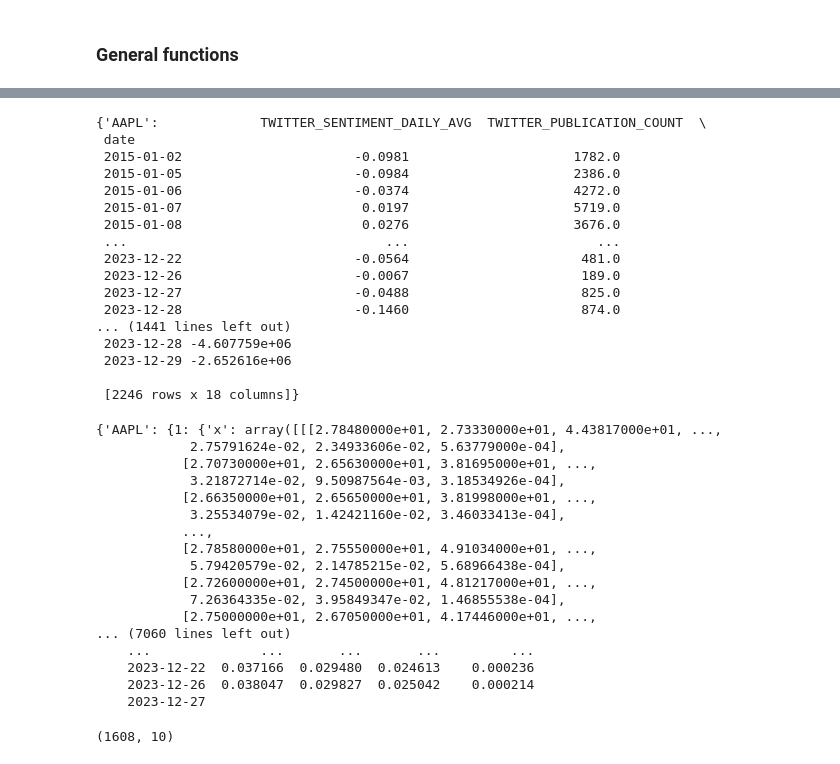
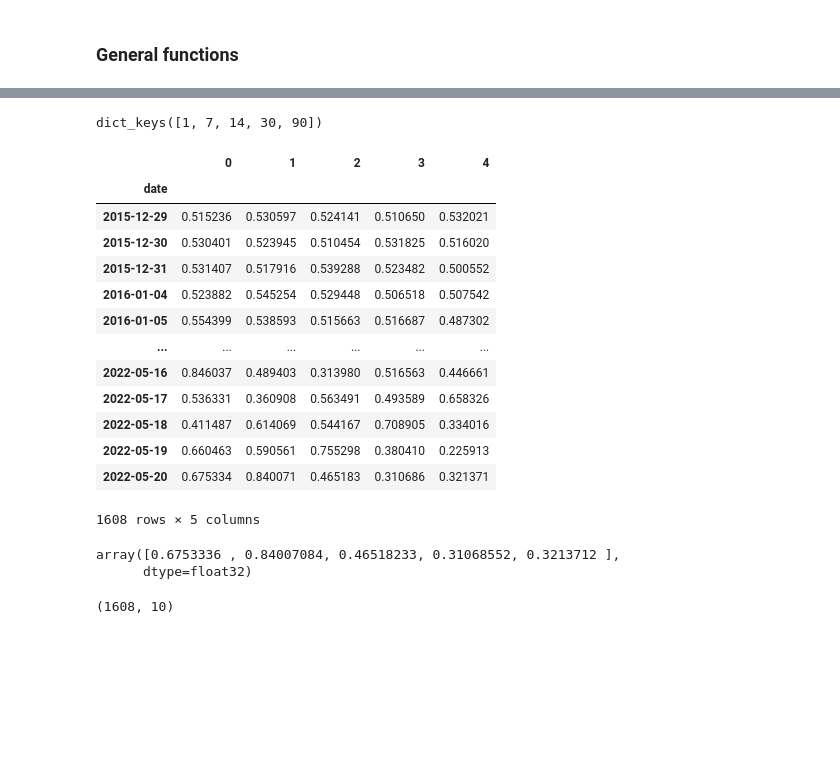
Before and after one commit to jordieres/Finance-AI, a Jupyter notebook: src/datapreprocessing/DataPreprocessing.ipynb, the cells around one changed output, grey strips where cells are left out. Cells and saved outputs as stored; diff of their text form; code cells hidden in the pictures; blank space fills up the shorter version.

```diff
--- a/src/datapreprocessing/DataPreprocessing.ipynb
+++ b/src/datapreprocessing/DataPreprocessing.ipynb
@@ -325,48 +38,8 @@ dict_keys(['INP', 'INP_MSERIAL'])
-# %%
-tot_res['INP']
-# %% [output]
-{'AAPL':             TWITTER_SENTIMENT_DAILY_AVG  TWITTER_PUBLICATION_COUNT  \
- date
- 2015-01-02                      -0.0981                     1782.0
- 2015-01-05                      -0.0984                     2386.0
- 2015-01-06                      -0.0374                     4272.0
- 2015-01-07                       0.0197                     5719.0
- 2015-01-08                       0.0276                     3676.0
- ...                                 ...                        ...
- 2023-12-22                      -0.0564                      481.0
- 2023-12-26                      -0.0067                      189.0
- 2023-12-27                      -0.0488                      825.0
- 2023-12-28                      -0.1460                      874.0
-... (1441 lines left out)
- 2023-12-28 -4.607759e+06
- 2023-12-29 -2.652616e+06
-
- [2246 rows x 18 columns]}
-# %%
-tot_res['INP_MSERIAL']
-# %% [output]
-{'AAPL': {1: {'x': array([[[2.78480000e+01, 2.73330000e+01, 4.43817000e+01, ...,
-            2.75791624e-02, 2.34933606e-02, 5.63779000e-04],
-           [2.70730000e+01, 2.65630000e+01, 3.81695000e+01, ...,
-            3.21872714e-02, 9.50987564e-03, 3.18534926e-04],
-           [2.66350000e+01, 2.65650000e+01, 3.81998000e+01, ...,
-            3.25534079e-02, 1.42421160e-02, 3.46033413e-04],
-           ...,
-           [2.78580000e+01, 2.75550000e+01, 4.91034000e+01, ...,
-            5.79420579e-02, 2.14785215e-02, 5.68966438e-04],
-           [2.72600000e+01, 2.74500000e+01, 4.81217000e+01, ...,
-            7.26364335e-02, 3.95849347e-02, 1.46855538e-04],
-           [2.75000000e+01, 2.67050000e+01, 4.17446000e+01, ...,
-... (7060 lines left out)
-    ...              ...       ...       ...         ...
-    2023-12-22  0.037166  0.029480  0.024613    0.000236
-    2023-12-26  0.038047  0.029827  0.025042    0.000214
-    2023-12-27
 # %%
 import pickle
 
 objects = []
-with (open("../../DataProcessed/5/0.8/AAPL-m-input-output.pkl", "rb")) as openfile:
+with (open("../../dataprocessed/input/5/0.8/scenario_1-AAPL-m-input.pkl", "rb")) as openfile:
     while True:
         try:
             objects.append(pickle.load(openfile))
@@ -379,5 +48,29 @@ trainY = objects[4]['INPUT_DATA']['scenario_1'][1]['trainY']
+# %%
+objects[4]['INPUT_DATA'].keys()
+# %% [output]
+dict_keys([1, 7, 14, 30, 90])
 # %%
-features = objects[4]['INPUT_DATA']['scenario_1'][1]['cnms']
+objects[4]['INPUT_DATA'][1]['trainX']
+# %% [output]
+|  | 0 | 1 | 2 | 3 | 4 |
+| date |  |  |  |  |  |
+| 2015-12-29 | 0.515236 | 0.530597 | 0.524141 | 0.510650 | 0.532021 |
+| 2015-12-30 | 0.530401 | 0.523945 | 0.510454 | 0.531825 | 0.516020 |
+| 2015-12-31 | 0.531407 | 0.517916 | 0.539288 | 0.523482 | 0.500552 |
+| 2016-01-04 | 0.523882 | 0.545254 | 0.529448 | 0.506518 | 0.507542 |
+| 2016-01-05 | 0.554399 | 0.538593 | 0.515663 | 0.516687 | 0.487302 |
+| ... | ... | ... | ... | ... | ... |
+| 2022-05-16 | 0.846037 | 0.489403 | 0.313980 | 0.516563 | 0.446661 |
+| 2022-05-17 | 0.536331 | 0.360908 | 0.563491 | 0.493589 | 0.658326 |
+| 2022-05-18 | 0.411487 | 0.614069 | 0.544167 | 0.708905 | 0.334016 |
+| 2022-05-19 | 0.660463 | 0.590561 | 0.755298 | 0.380410 | 0.225913 |
+| 2022-05-20 | 0.675334 | 0.840071 | 0.465183 | 0.310686 | 0.321371 |
+1608 rows × 5 columns
+# %%
+objects[4]['INPUT_DATA'][1]['trainX'][-1][:,0]
+# %% [output]
+array([0.6753336 , 0.84007084, 0.46518233, 0.31068552, 0.3213712 ],
+      dtype=float32)
 # %%
 X_reshaped = trainX[:, 0, :]
 X_reshaped.shape
```
Also changed, not shown: parts of 25 cells of this notebook, 8 other files.
